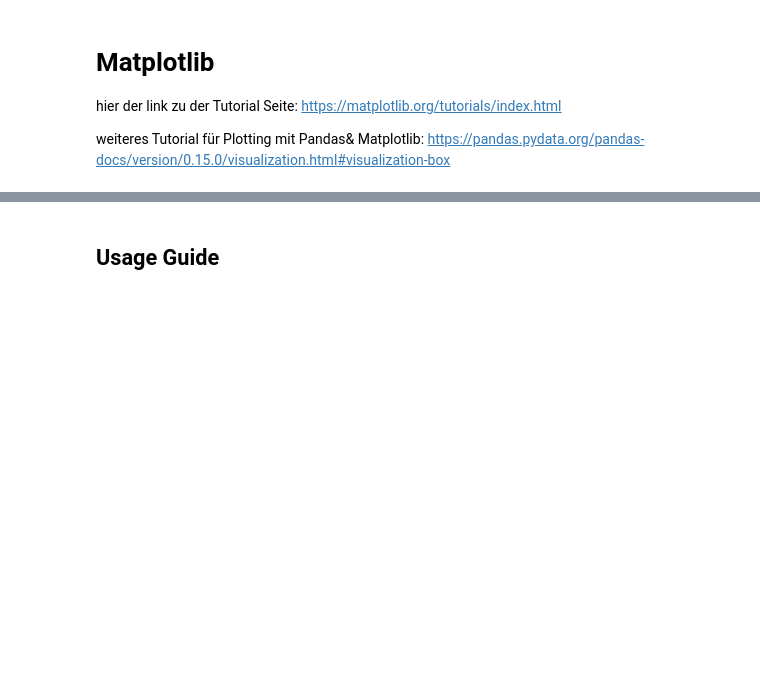
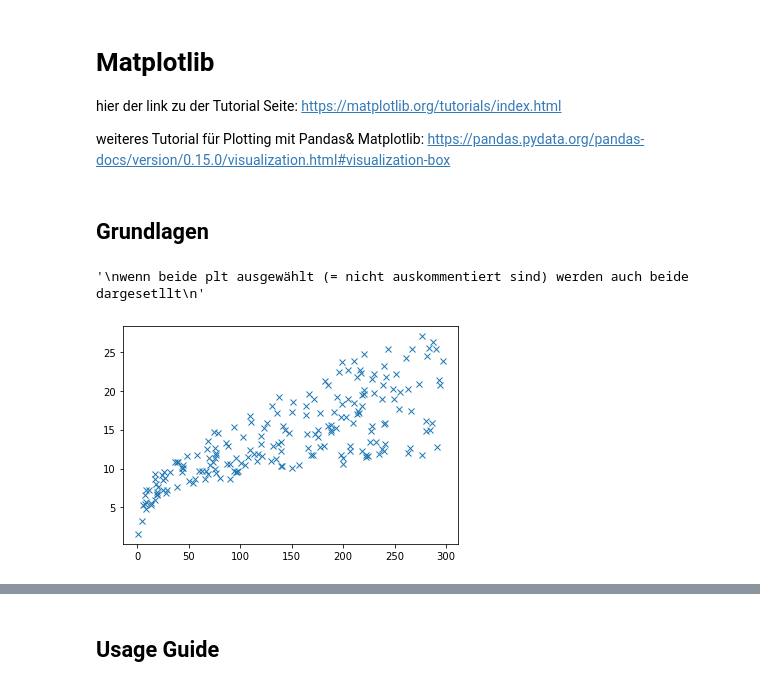
Before and after one commit to JHC90/Basic-DataScience-Skills, a Jupyter notebook: Packet_Visualisierung_matplotlib.ipynb, the cells around one changed output, grey strips where cells are left out. Saved outputs shown, nothing was run; the diff lists cells and outputs as text; code cells hidden in the pictures; blank space fills up the shorter version.

```diff
--- a/Packet_Visualisierung_matplotlib.ipynb
+++ b/Packet_Visualisierung_matplotlib.ipynb
@@ -5,0 +12,18 @@ weiteres Tutorial für Plotting mit Pandas& Matplotlib: https://pandas.pydata.or
+# %%
+
+# Laden Daten für das Beispiel von der Advertisment Serie
+df=pd.read_csv('./Sample-Projects/ISLR/data/islrData_advertising.csv',delimiter=',',encoding='utf-8')
+df = df.drop(['Unnamed: 0'], axis=1)
+# %% [markdown]
+## Grundlagen
+# %%
+x = df.TV
+y = df.sales
+#plt.plot(x, y, 'o')
+plt.plot(x, y, 'x')
+'''
+wenn beide plt ausgewählt (= nicht auskommentiert sind) werden auch beide dargesetllt
+'''
+# %% [output]
+'\nwenn beide plt ausgewählt (= nicht auskommentiert sind) werden auch beide dargesetllt\n'
+[figure, added]
```
Also changed, not shown: parts of 16 cells of this notebook, 20 other files.
